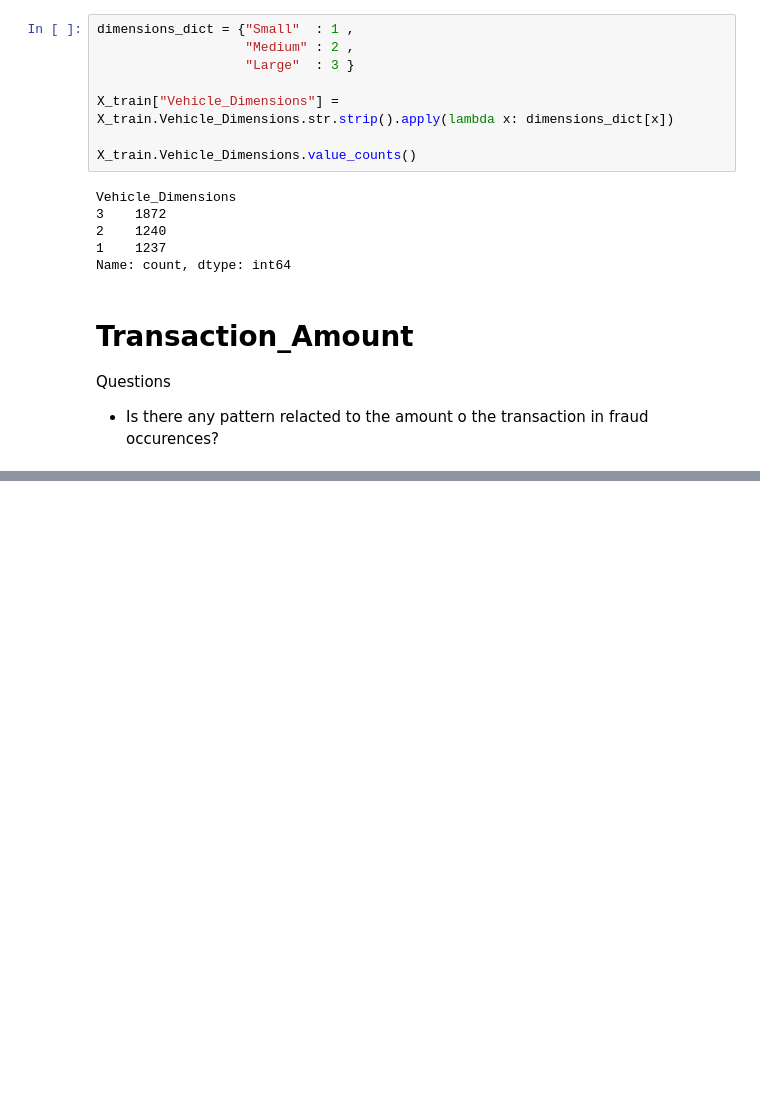
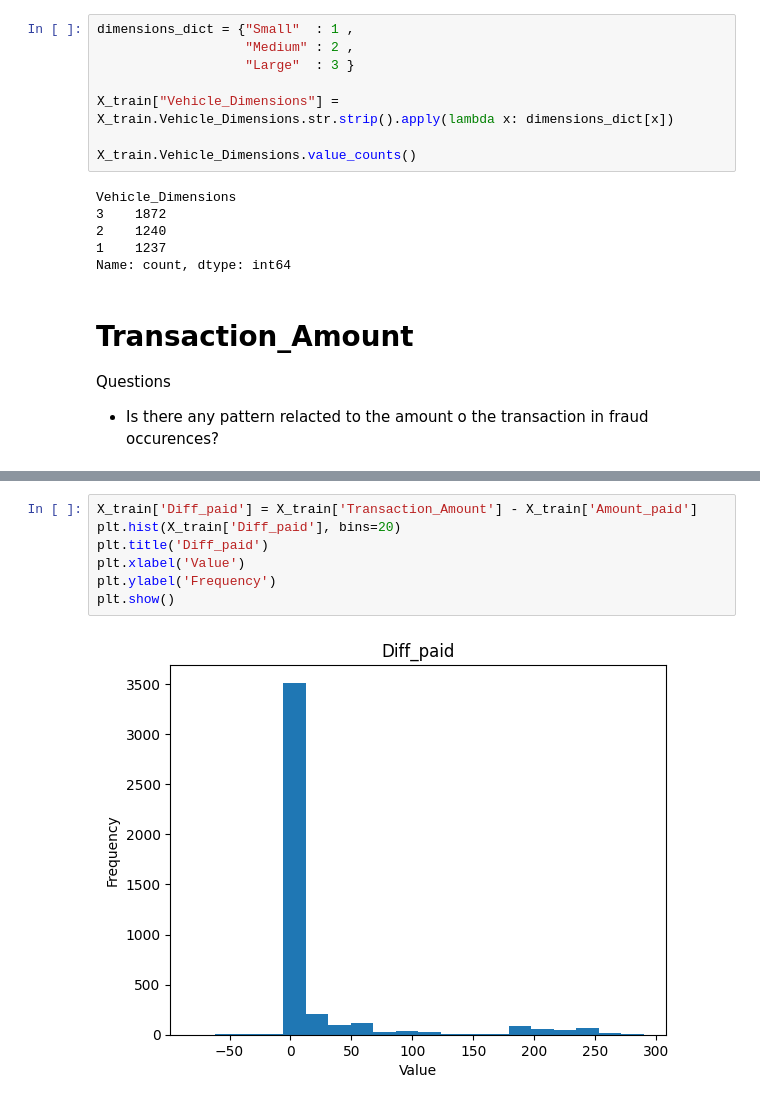
Before and after one commit to barrenha95/maturity_1_local_modularized_deploy, a Jupyter notebook: support_files/analysis.ipynb, the cells around one changed output, grey strips where cells are left out. Drawn from its saved outputs; the diff is of its cells as text; blank space fills up the shorter version.

```diff
--- a/support_files/analysis.ipynb
+++ b/support_files/analysis.ipynb
@@ -303,0 +315,9 @@ Name: count, dtype: int64
+# %%
+X_train['Diff_paid'] = X_train['Transaction_Amount'] - X_train['Amount_paid']
+plt.hist(X_train['Diff_paid'], bins=20)
+plt.title('Diff_paid')
+plt.xlabel('Value')
+plt.ylabel('Frequency')
+plt.show()
+# %% [output]
+[figure, added]
```
Also changed, not shown: parts of 17 cells of this notebook, 1 other file.
